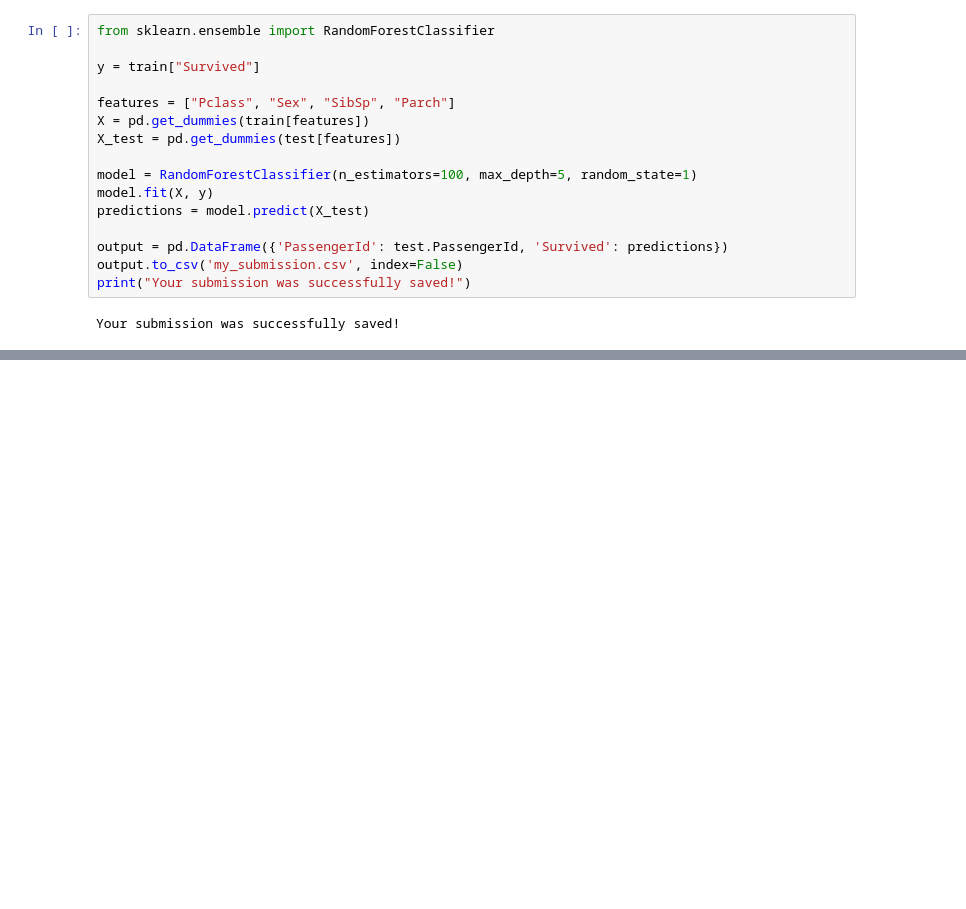
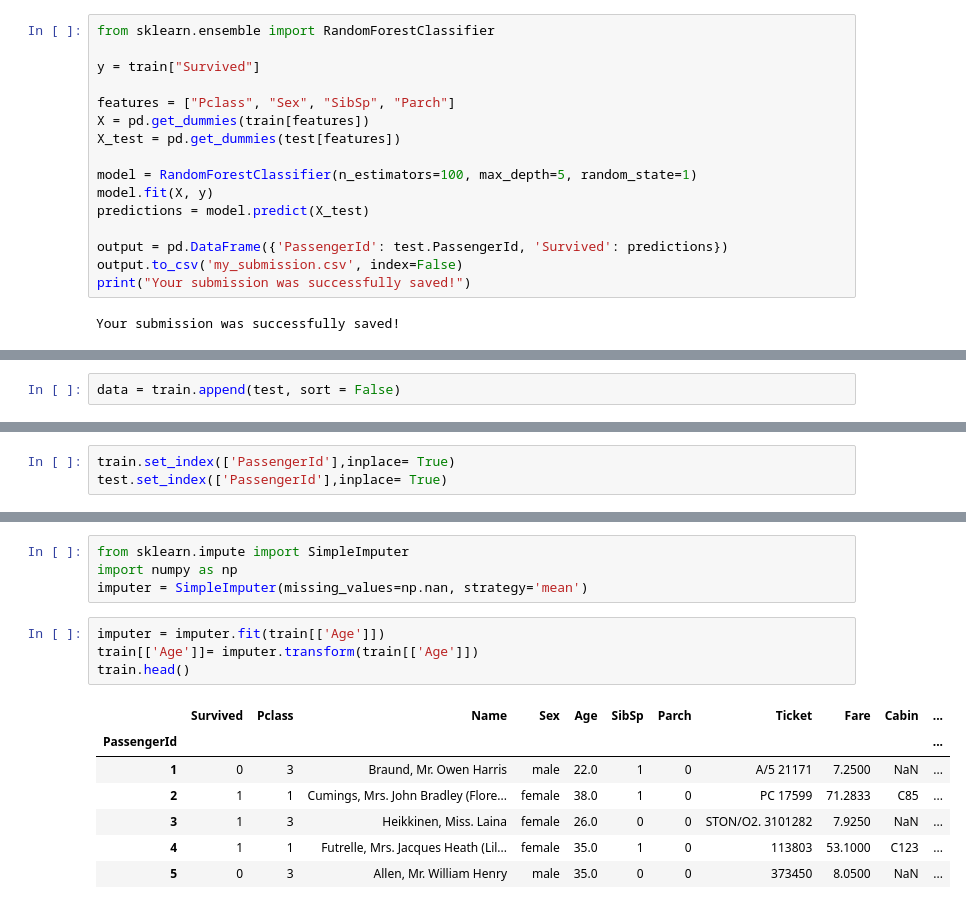
Before and after one commit to Kartik-Chaurasiya/Machine-Learning, a Jupyter notebook: titanic.ipynb, the cells around one changed output, grey strips where cells are left out. Cells and saved outputs as stored; diff of their text form; blank space fills up the shorter version.

```diff
--- a/titanic.ipynb
+++ b/titanic.ipynb
@@ -167,0 +189,2 @@ Your submission was successfully saved!
+# %%
+data = train.append(test, sort = False)
@@ -167,0 +209,3 @@ Your submission was successfully saved!
+# %%
+train.set_index(['PassengerId'],inplace= True)
+test.set_index(['PassengerId'],inplace= True)
@@ -167,0 +235,16 @@ Your submission was successfully saved!
+# %%
+from sklearn.impute import SimpleImputer
+import numpy as np
+imputer = SimpleImputer(missing_values=np.nan, strategy='mean')
+# %%
+imputer = imputer.fit(train[['Age']])
+train[['Age']]= imputer.transform(train[['Age']])
+train.head()
+# %% [output]
+|  | Survived | Pclass | Name | Sex | Age | SibSp | Parch | Ticket | Fare | Cabin | ... |
+| PassengerId |  |  |  |  |  |  |  |  |  |  | ... |
+| 1 | 0 | 3 | Braund, Mr. Owen Harris | male | 22.0 | 1 | 0 | A/5 21171 | 7.2500 | NaN | ... |
+| 2 | 1 | 1 | Cumings, Mrs. John Bradley (Flore... | female | 38.0 | 1 | 0 | PC 17599 | 71.2833 | C85 | ... |
+| 3 | 1 | 3 | Heikkinen, Miss. Laina | female | 26.0 | 0 | 0 | STON/O2. 3101282 | 7.9250 | NaN | ... |
+| 4 | 1 | 1 | Futrelle, Mrs. Jacques Heath (Lil... | female | 35.0 | 1 | 0 | 113803 | 53.1000 | C123 | ... |
+| 5 | 0 | 3 | Allen, Mr. William Henry | male | 35.0 | 0 | 0 | 373450 | 8.0500 | NaN | ... |
```
Also changed, not shown: parts of 18 cells of this notebook.
